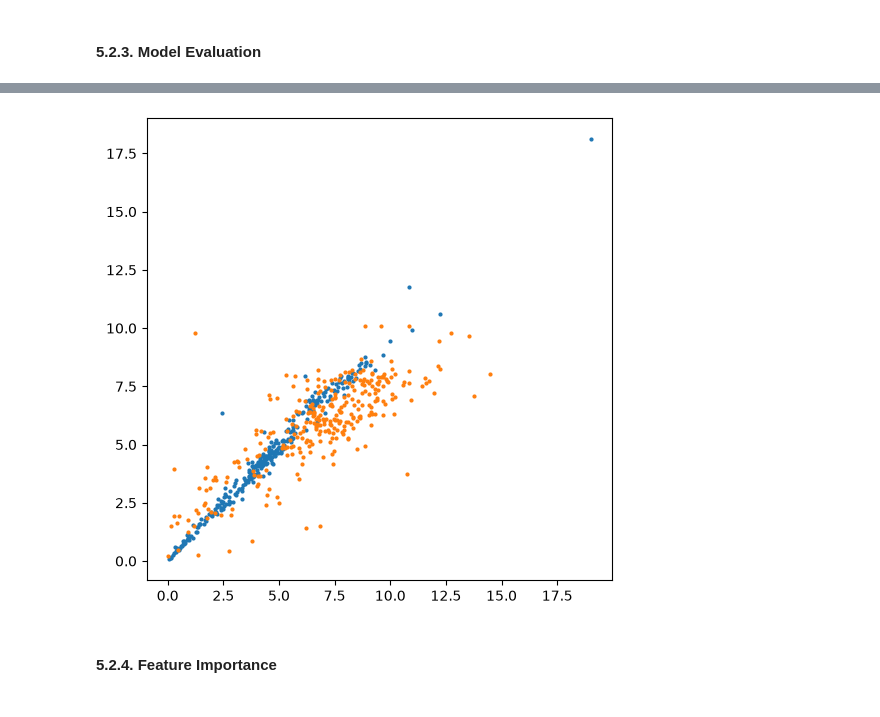
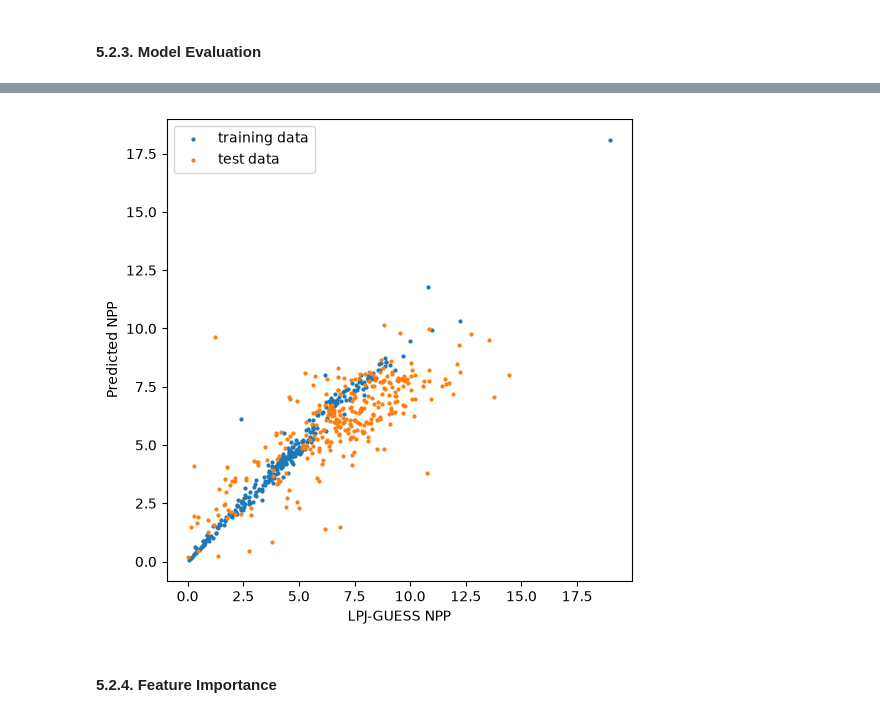
Before and after one commit to Xraaaay/lu_bern01, a Jupyter notebook: Project02/biome.ipynb, the cells around one changed output, grey strips where cells are left out. Cells and saved outputs as stored; diff of their text form; code cells hidden in the pictures.

```diff
--- a/Project02/biome.ipynb
+++ b/Project02/biome.ipynb
@@ -799,11 +1052,15 @@ rng = np.random.default_rng(7)
 idx = rng.choice(len(X_test), size=300, replace=False)
 # %%
 fig, ax = plt.subplots(figsize=(6, 6))
-ax.scatter(y.iloc[idx], y_train_pred[idx], s=4)
-ax.scatter(y_test.iloc[idx], y_test_pred[idx], s=4)
+ax.scatter(y.iloc[idx], y_train_pred[idx], s=4, label="training data")
+ax.scatter(y_test.iloc[idx], y_test_pred[idx], s=4, label="test data")
+
+ax.set_xlabel("LPJ-GUESS NPP")
+ax.set_ylabel("Predicted NPP")
+ax.legend()
 plt.show()
 # %% [output]
-[figure, old version]
+[figure, new version]
 # %% [markdown]
 #### 5.2.4. Feature Importance
 # %%
```
Also changed, not shown: parts of 33 cells of this notebook.
